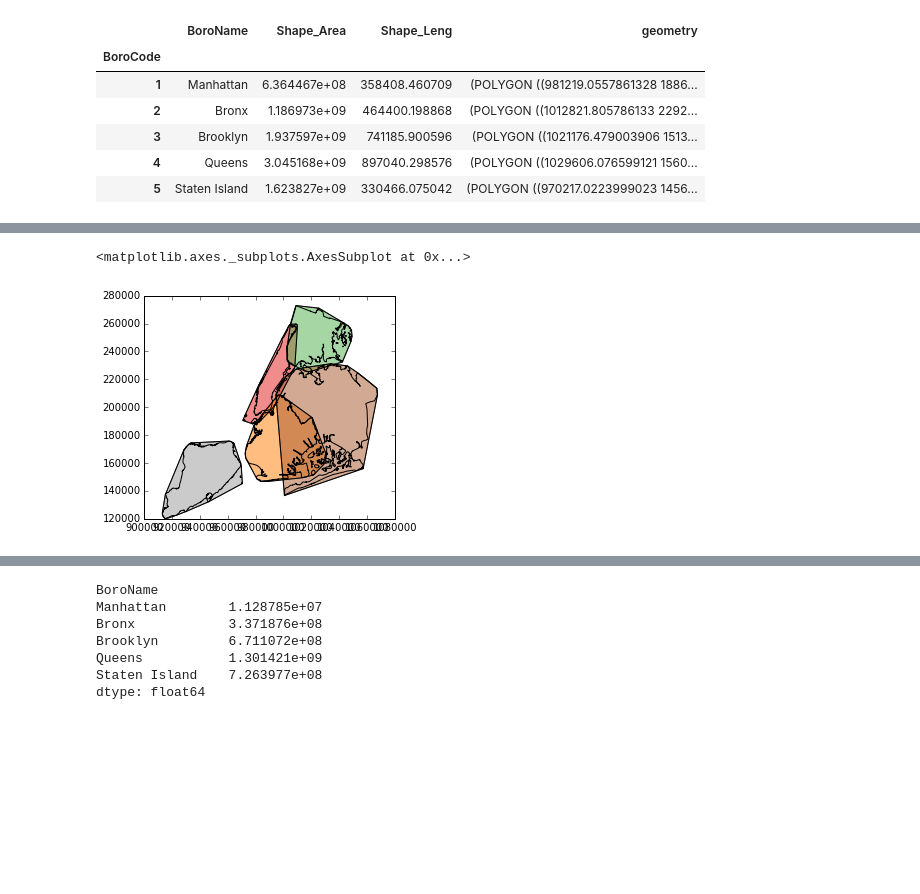
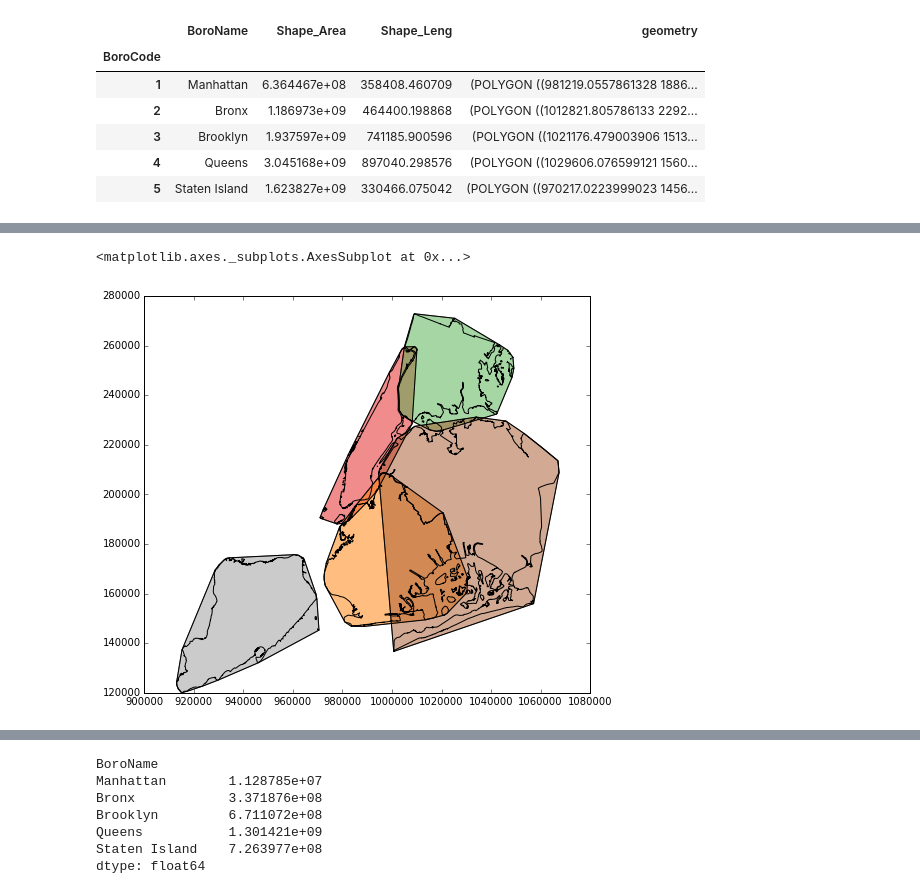
Before and after one commit to kjordahl/SciPy-Tutorial-2015, a Jupyter notebook: examples/GeoDataFrame example.ipynb, the cells around one changed output, grey strips where cells are left out. Saved outputs shown, nothing was run; the diff lists cells and outputs as text; code cells hidden in the pictures; blank space fills up the shorter version.

```diff
--- a/examples/GeoDataFrame example.ipynb
+++ b/examples/GeoDataFrame example.ipynb
@@ -10,5 +10,4 @@ from pandas import Series
 # %% [markdown]
 NYC borough boundaries downloaded from [Bytes of the Big Apple](http://www.nyc.gov/html/dcp/download/bytes/nybb_13a.zip)
 # %%
-boros = read_file('/nybb_15b/nybb.shp', vfs='zip://nybb_15b.zip')
-boros
+boros = read_file('nybb_15b/nybb.shp')
@@ -42,7 +44,8 @@ boros.plot()
 # %%
+plt.figure(figsize=(8, 8))
 boros.plot(alpha=0.0)
 boros.geometry.convex_hull.plot()
 # %% [output]
 <matplotlib.axes._subplots.AxesSubplot at 0x...>
-[figure, old version]
+[figure, new version]
 # %%
```
Also changed, not shown: parts of 7 cells of this notebook.
